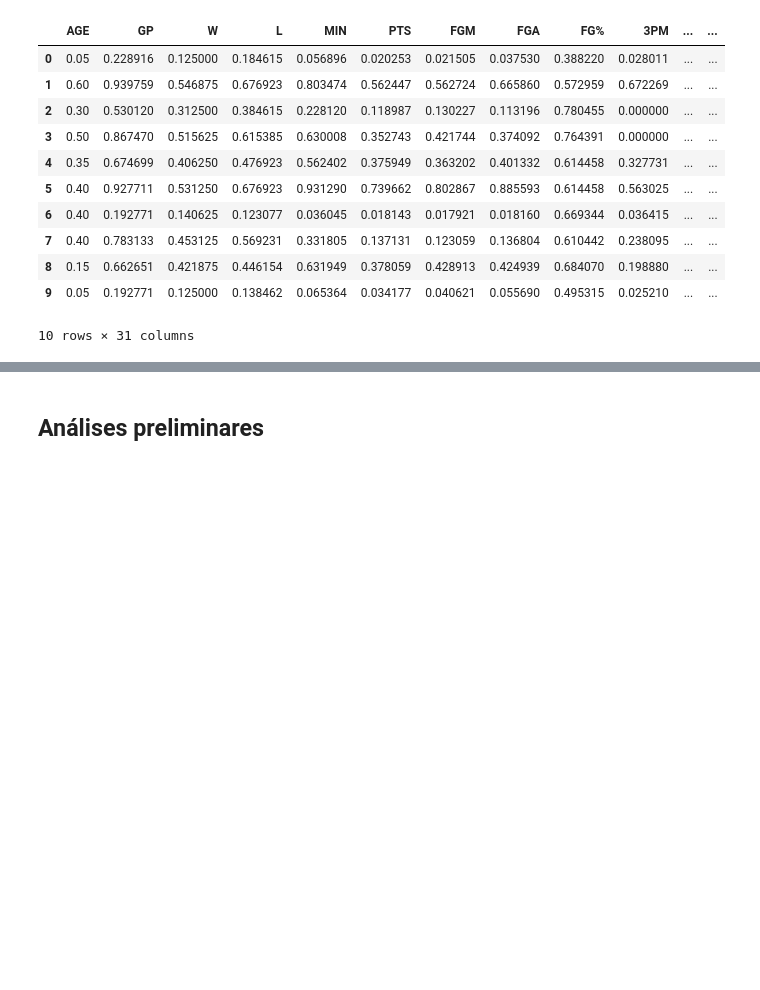
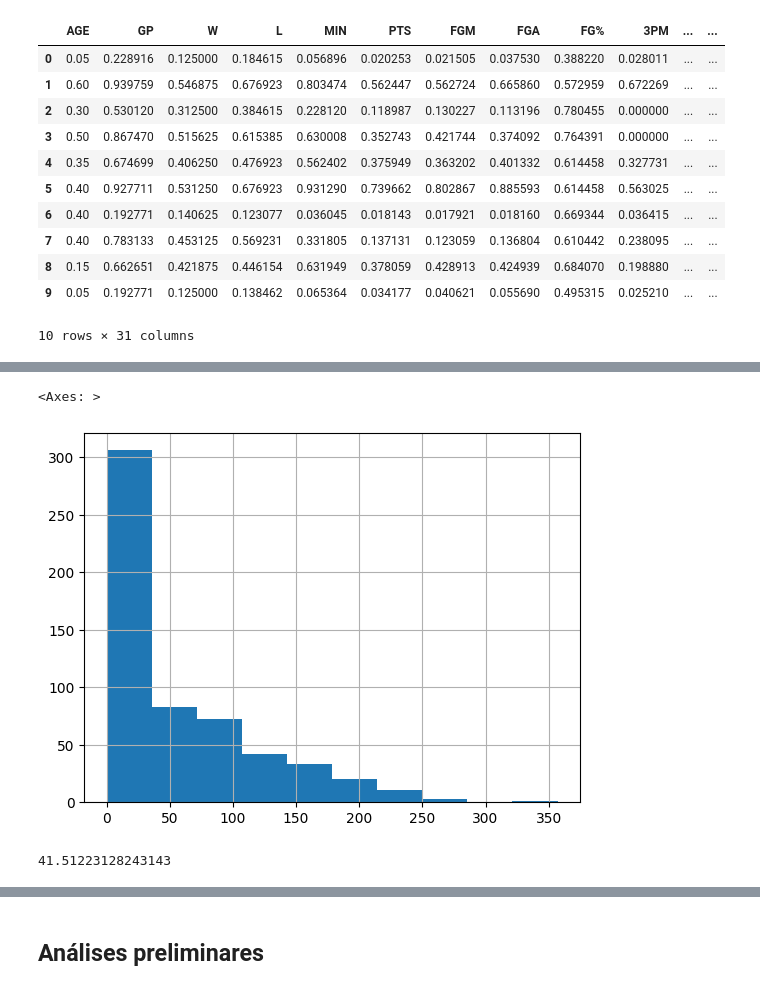
Before and after one commit to lss8/DataScienceNBA, a Jupyter notebook: Project_Data_Science.ipynb, the cells around one changed output, grey strips where cells are left out. Cells and saved outputs as stored; diff of their text form; code cells hidden in the pictures; blank space fills up the shorter version.

```diff
--- a/Project_Data_Science.ipynb
+++ b/Project_Data_Science.ipynb
@@ -308,0 +371,11 @@ df_normalized.head(10)
+# %%
+df['3PM'].hist()
+# %% [output]
+<Axes: >
+[figure, added]
+# %%
+from numpy import abs
+mad = abs(df['3PM'] - df['3PM'].median()).median()*(1/0.6745)
+print(mad)
+# %% [output]
+41.51223128243143
```
Also changed, not shown: parts of 27 cells of this notebook.
